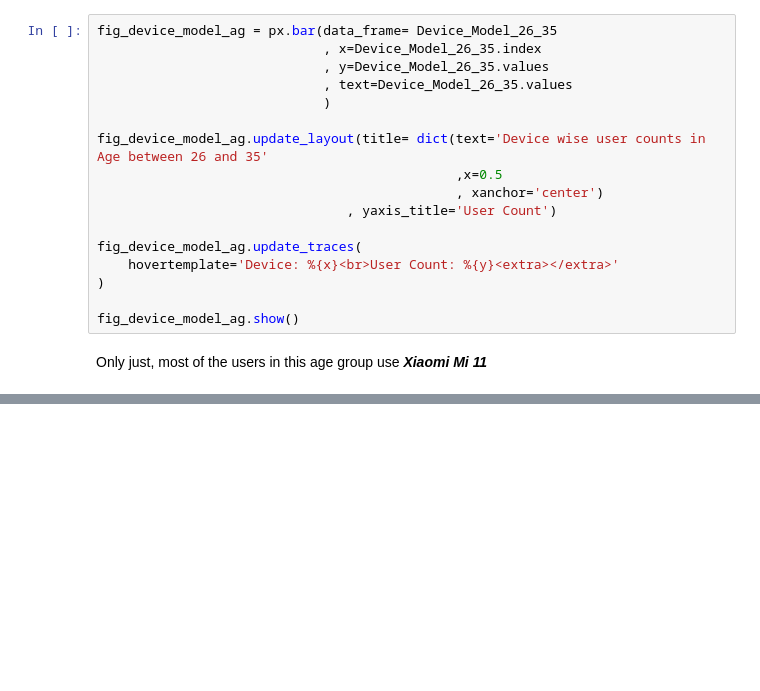
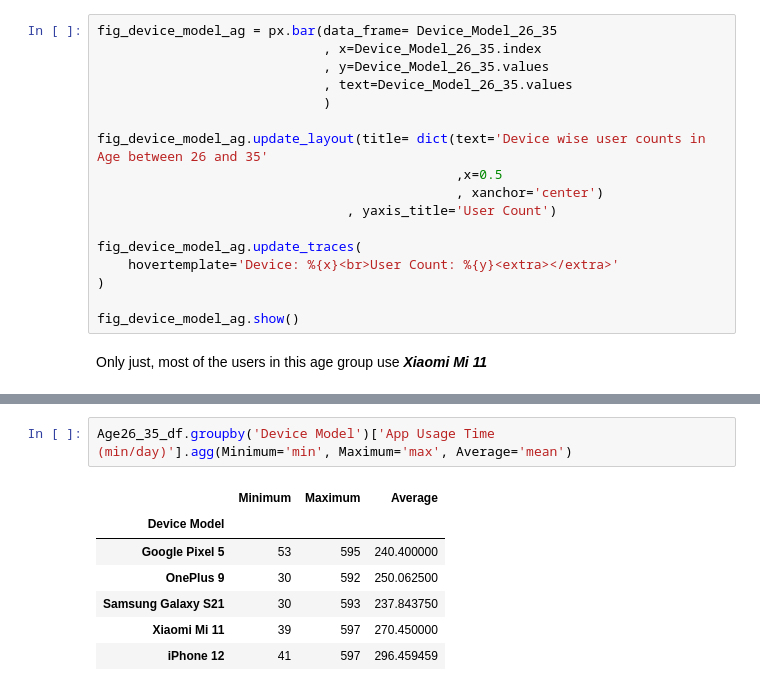
Before and after one commit to sha2992/Mobile-Device-Usage-User-Behavior, a Jupyter notebook: Mobile Device Usage User Behavior.ipynb, the cells around one changed output, grey strips where cells are left out. Cells and saved outputs as stored; diff of their text form; blank space fills up the shorter version.

```diff
--- a/Mobile Device Usage User Behavior.ipynb
+++ b/Mobile Device Usage User Behavior.ipynb
@@ -230,0 +249,10 @@ Only just, most of the users in this age group use ***Xiaomi Mi 11***
+# %%
+Age26_35_df.groupby('Device Model')['App Usage Time (min/day)'].agg(Minimum='min', Maximum='max', Average='mean')
+# %% [output]
+|  | Minimum | Maximum | Average |
+| Device Model |  |  |  |
+| Google Pixel 5 | 53 | 595 | 240.400000 |
+| OnePlus 9 | 30 | 592 | 250.062500 |
+| Samsung Galaxy S21 | 30 | 593 | 237.843750 |
+| Xiaomi Mi 11 | 39 | 597 | 270.450000 |
+| iPhone 12 | 41 | 597 | 296.459459 |
```
Also changed, not shown: parts of 3 cells of this notebook.
